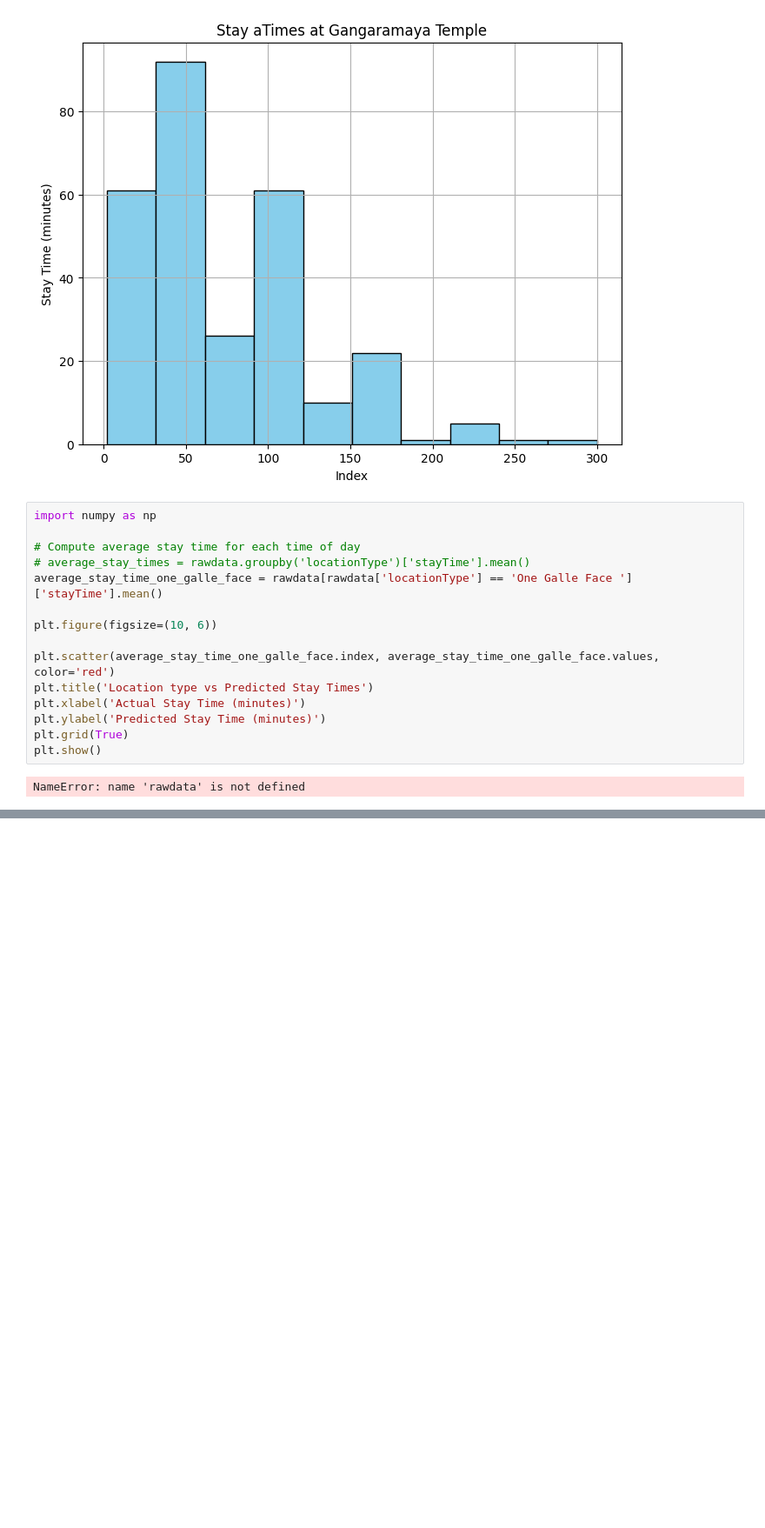
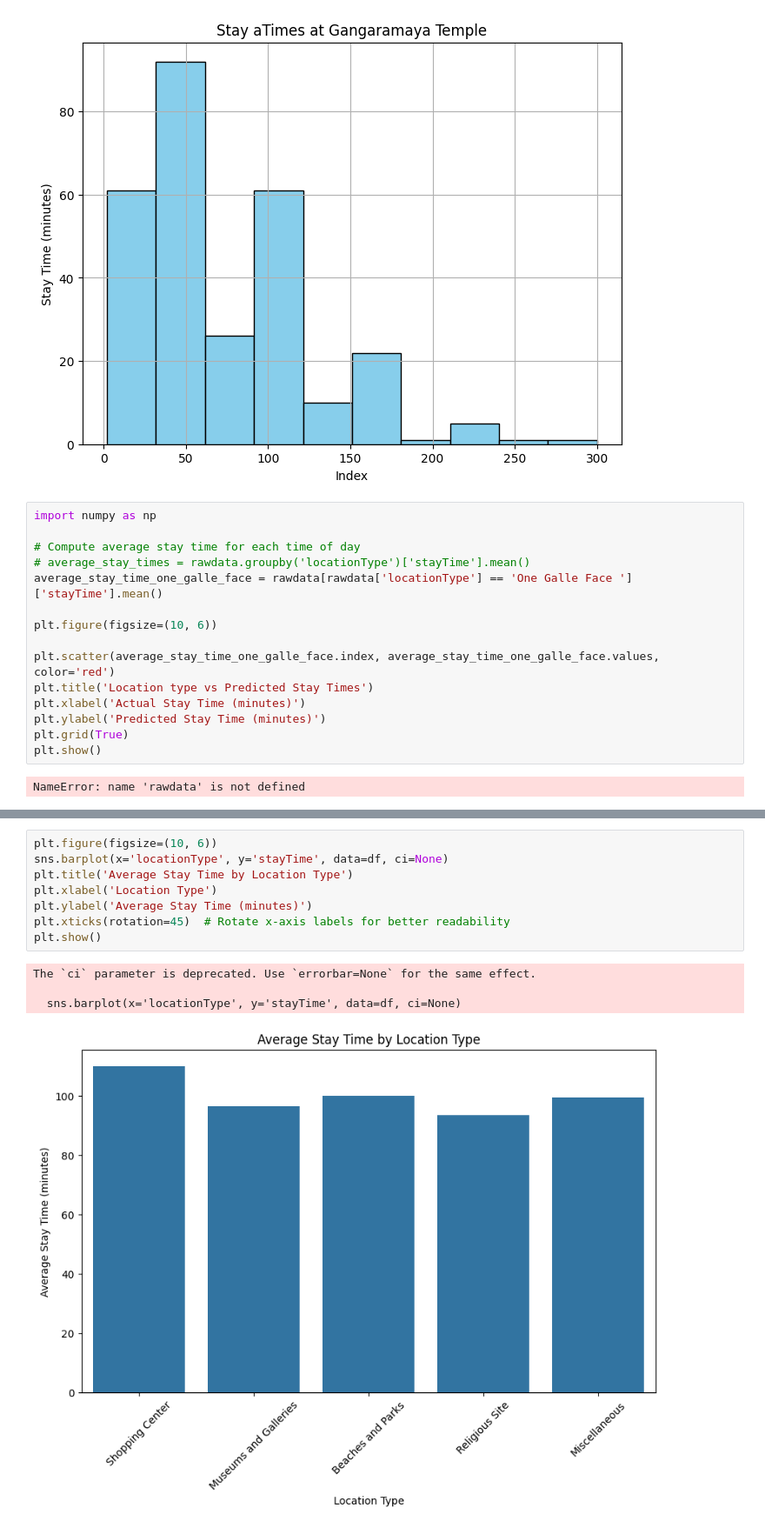
Before and after one commit to harees-srini/FYP-implementation, a Jupyter notebook: NN_prediction.ipynb, the cells around one changed output, grey strips where cells are left out. Shown at 87% size. Cells and saved outputs as stored; diff of their text form; blank space fills up the shorter version.

```diff
--- a/NN_prediction.ipynb
+++ b/NN_prediction.ipynb
@@ -355,0 +273,13 @@ NameError: name 'rawdata' is not defined
+# %%
+plt.figure(figsize=(10, 6))
+sns.barplot(x='locationType', y='stayTime', data=df, ci=None)
+plt.title('Average Stay Time by Location Type')
+plt.xlabel('Location Type')
+plt.ylabel('Average Stay Time (minutes)')
+plt.xticks(rotation=45)  # Rotate x-axis labels for better readability
+plt.show()
+# %% [output]
+The `ci` parameter is deprecated. Use `errorbar=None` for the same effect.
+
+  sns.barplot(x='locationType', y='stayTime', data=df, ci=None)
+[figure, added]
```
Also changed, not shown: parts of 22 cells of this notebook.
